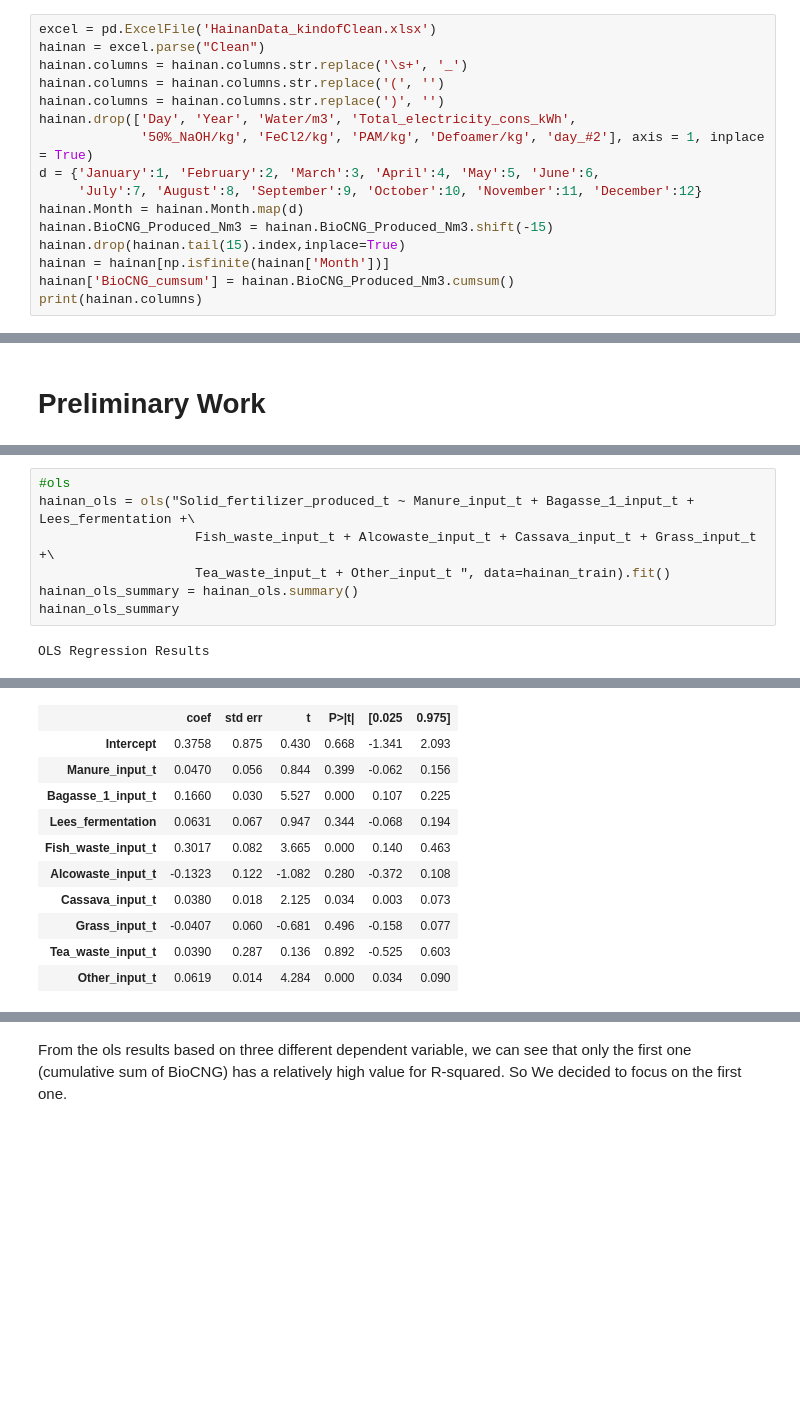
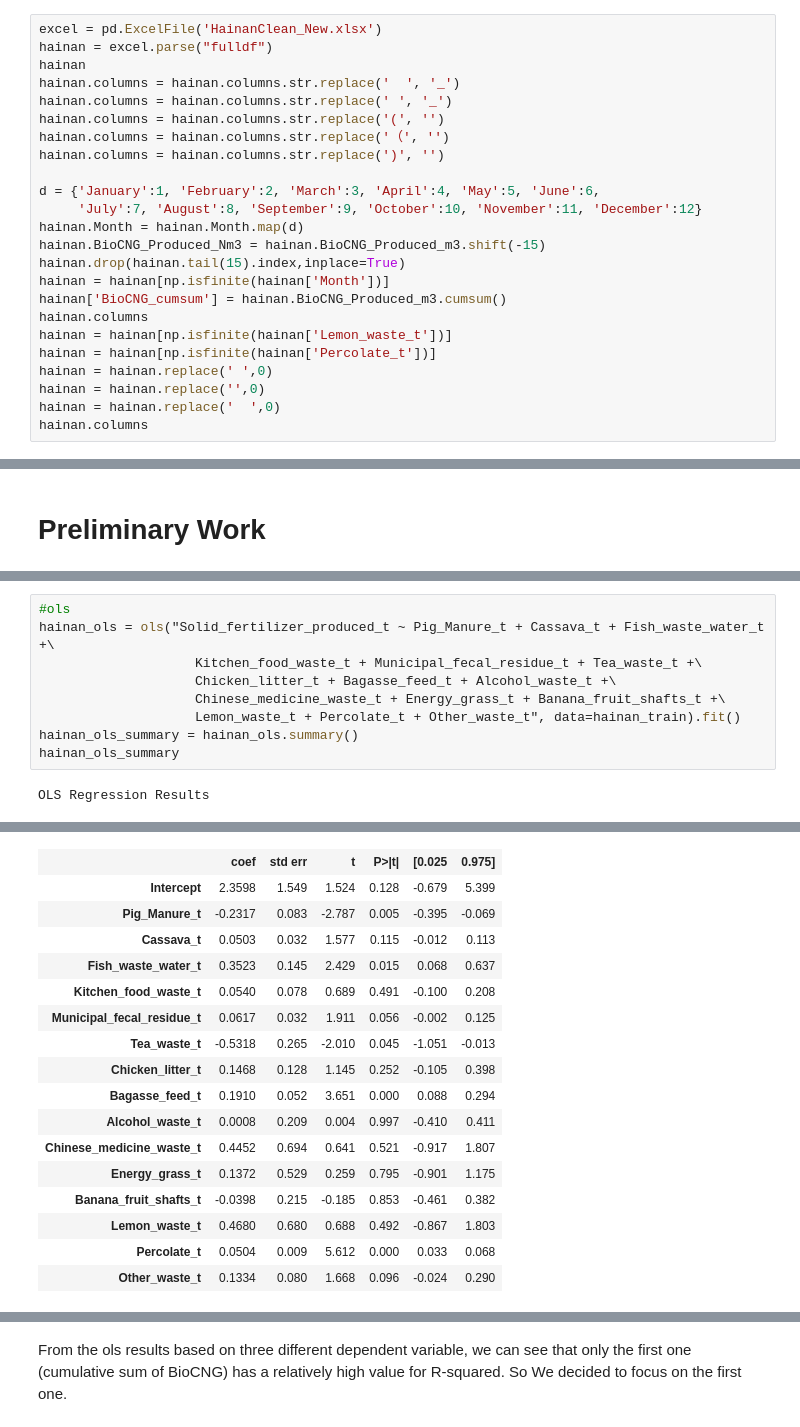
Before and after one commit to Victoria3467/BioDigest, a Jupyter notebook: Hainan/Hainan_toymodel.ipynb, the cells around one changed output, grey strips where cells are left out. Saved outputs shown, nothing was run; the diff lists cells and outputs as text; blank space fills up the shorter version.

```diff
--- a/Hainan/Hainan_toymodel.ipynb
+++ b/Hainan/Hainan_toymodel.ipynb
@@ -15,19 +15,27 @@ from sklearn import metrics
 # %% [markdown]
 # Data Cleaning
 # %%
-excel = pd.ExcelFile('HainanData_kindofClean.xlsx')
-hainan = excel.parse("Clean")
-hainan.columns = hainan.columns.str.replace('\s+', '_')
+excel = pd.ExcelFile('HainanClean_New.xlsx')
+hainan = excel.parse("fulldf")
+hainan
+hainan.columns = hainan.columns.str.replace('  ', '_')
+hainan.columns = hainan.columns.str.replace(' ', '_')
 hainan.columns = hainan.columns.str.replace('(', '')
+hainan.columns = hainan.columns.str.replace('（', '')
 hainan.columns = hainan.columns.str.replace(')', '')
-hainan.drop(['Day', 'Year', 'Water/m3', 'Total_electricity_cons_kWh',
-             '50%_NaOH/kg', 'FeCl2/kg', 'PAM/kg', 'Defoamer/kg', 'day_#2'], axis = 1, inplace = True)
+
 d = {'January':1, 'February':2, 'March':3, 'April':4, 'May':5, 'June':6,
      'July':7, 'August':8, 'September':9, 'October':10, 'November':11, 'December':12}
 hainan.Month = hainan.Month.map(d)
-hainan.BioCNG_Produced_Nm3 = hainan.BioCNG_Produced_Nm3.shift(-15)
+hainan.BioCNG_Produced_Nm3 = hainan.BioCNG_Produced_m3.shift(-15)
 hainan.drop(hainan.tail(15).index,inplace=True)
 hainan = hainan[np.isfinite(hainan['Month'])]
-hainan['BioCNG_cumsum'] = hainan.BioCNG_Produced_Nm3.cumsum()
-print(hainan.columns)
+hainan['BioCNG_cumsum'] = hainan.BioCNG_Produced_m3.cumsum()
+hainan.columns
+hainan = hainan[np.isfinite(hainan['Lemon_waste_t'])]
+hainan = hainan[np.isfinite(hainan['Percolate_t'])]
+hainan = hainan.replace(' ',0)
+hainan = hainan.replace('',0)
+hainan = hainan.replace('  ',0)
+hainan.columns
 # %% [output]
@@ -117,8 +159,10 @@ OLS Regression Results
 # %%
 #ols
-hainan_ols = ols("Solid_fertilizer_produced_t ~ Manure_input_t + Bagasse_1_input_t + Lees_fermentation +\
-                    Fish_waste_input_t + Alcowaste_input_t + Cassava_input_t + Grass_input_t +\
-                    Tea_waste_input_t + Other_input_t ", data=hainan_train).fit()
+hainan_ols = ols("Solid_fertilizer_produced_t ~ Pig_Manure_t + Cassava_t + Fish_waste_water_t +\
+                    Kitchen_food_waste_t + Municipal_fecal_residue_t + Tea_waste_t +\
+                    Chicken_litter_t + Bagasse_feed_t + Alcohol_waste_t +\
+                    Chinese_medicine_waste_t + Energy_grass_t + Banana_fruit_shafts_t +\
+                    Lemon_waste_t + Percolate_t + Other_waste_t", data=hainan_train).fit()
 hainan_ols_summary = hainan_ols.summary()
 hainan_ols_summary
 # %% [output]
@@ -134,12 +178,18 @@ OLS Regression Results
 | Covariance Type: | nonrobust |  |  |
 |  | coef | std err | t | P>|t| | [0.025 | 0.975] |
-| Intercept | 0.3758 | 0.875 | 0.430 | 0.668 | -1.341 | 2.093 |
-| Manure_input_t | 0.0470 | 0.056 | 0.844 | 0.399 | -0.062 | 0.156 |
-| Bagasse_1_input_t | 0.1660 | 0.030 | 5.527 | 0.000 | 0.107 | 0.225 |
-| Lees_fermentation | 0.0631 | 0.067 | 0.947 | 0.344 | -0.068 | 0.194 |
-| Fish_waste_input_t | 0.3017 | 0.082 | 3.665 | 0.000 | 0.140 | 0.463 |
-| Alcowaste_input_t | -0.1323 | 0.122 | -1.082 | 0.280 | -0.372 | 0.108 |
-| Cassava_input_t | 0.0380 | 0.018 | 2.125 | 0.034 | 0.003 | 0.073 |
-| Grass_input_t | -0.0407 | 0.060 | -0.681 | 0.496 | -0.158 | 0.077 |
-| Tea_waste_input_t | 0.0390 | 0.287 | 0.136 | 0.892 | -0.525 | 0.603 |
-| Other_input_t | 0.0619 | 0.014 | 4.284 | 0.000 | 0.034 | 0.090 |
+| Intercept | 2.3598 | 1.549 | 1.524 | 0.128 | -0.679 | 5.399 |
+| Pig_Manure_t | -0.2317 | 0.083 | -2.787 | 0.005 | -0.395 | -0.069 |
+| Cassava_t | 0.0503 | 0.032 | 1.577 | 0.115 | -0.012 | 0.113 |
+| Fish_waste_water_t | 0.3523 | 0.145 | 2.429 | 0.015 | 0.068 | 0.637 |
+| Kitchen_food_waste_t | 0.0540 | 0.078 | 0.689 | 0.491 | -0.100 | 0.208 |
+| Municipal_fecal_residue_t | 0.0617 | 0.032 | 1.911 | 0.056 | -0.002 | 0.125 |
+| Tea_waste_t | -0.5318 | 0.265 | -2.010 | 0.045 | -1.051 | -0.013 |
+| Chicken_litter_t | 0.1468 | 0.128 | 1.145 | 0.252 | -0.105 | 0.398 |
+| Bagasse_feed_t | 0.1910 | 0.052 | 3.651 | 0.000 | 0.088 | 0.294 |
+| Alcohol_waste_t | 0.0008 | 0.209 | 0.004 | 0.997 | -0.410 | 0.411 |
+| Chinese_medicine_waste_t | 0.4452 | 0.694 | 0.641 | 0.521 | -0.917 | 1.807 |
+| Energy_grass_t | 0.1372 | 0.529 | 0.259 | 0.795 | -0.901 | 1.175 |
+| Banana_fruit_shafts_t | -0.0398 | 0.215 | -0.185 | 0.853 | -0.461 | 0.382 |
+| Lemon_waste_t | 0.4680 | 0.680 | 0.688 | 0.492 | -0.867 | 1.803 |
+| Percolate_t | 0.0504 | 0.009 | 5.612 | 0.000 | 0.033 | 0.068 |
+| Other_waste_t | 0.1334 | 0.080 | 1.668 | 0.096 | -0.024 | 0.290 |
```
Also changed, not shown: parts of 13 cells of this notebook.
